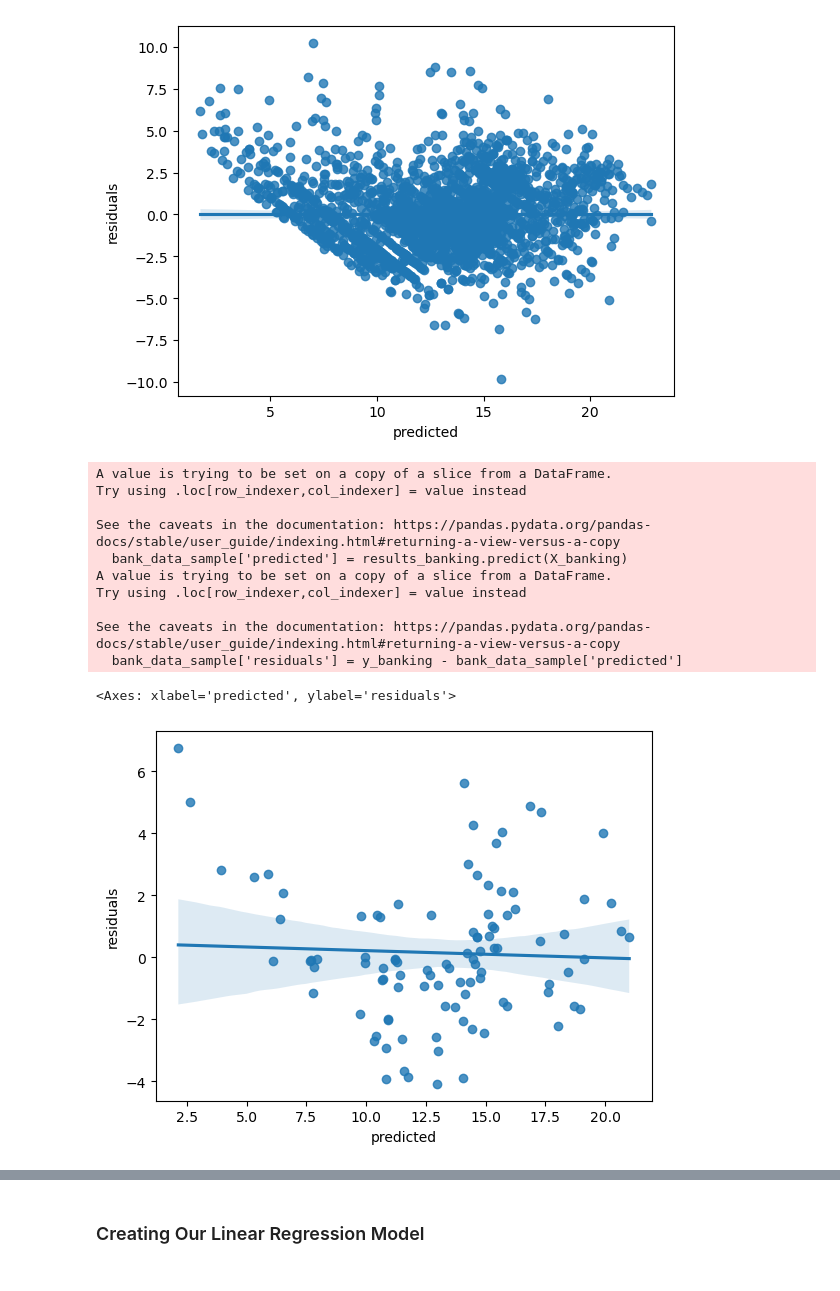
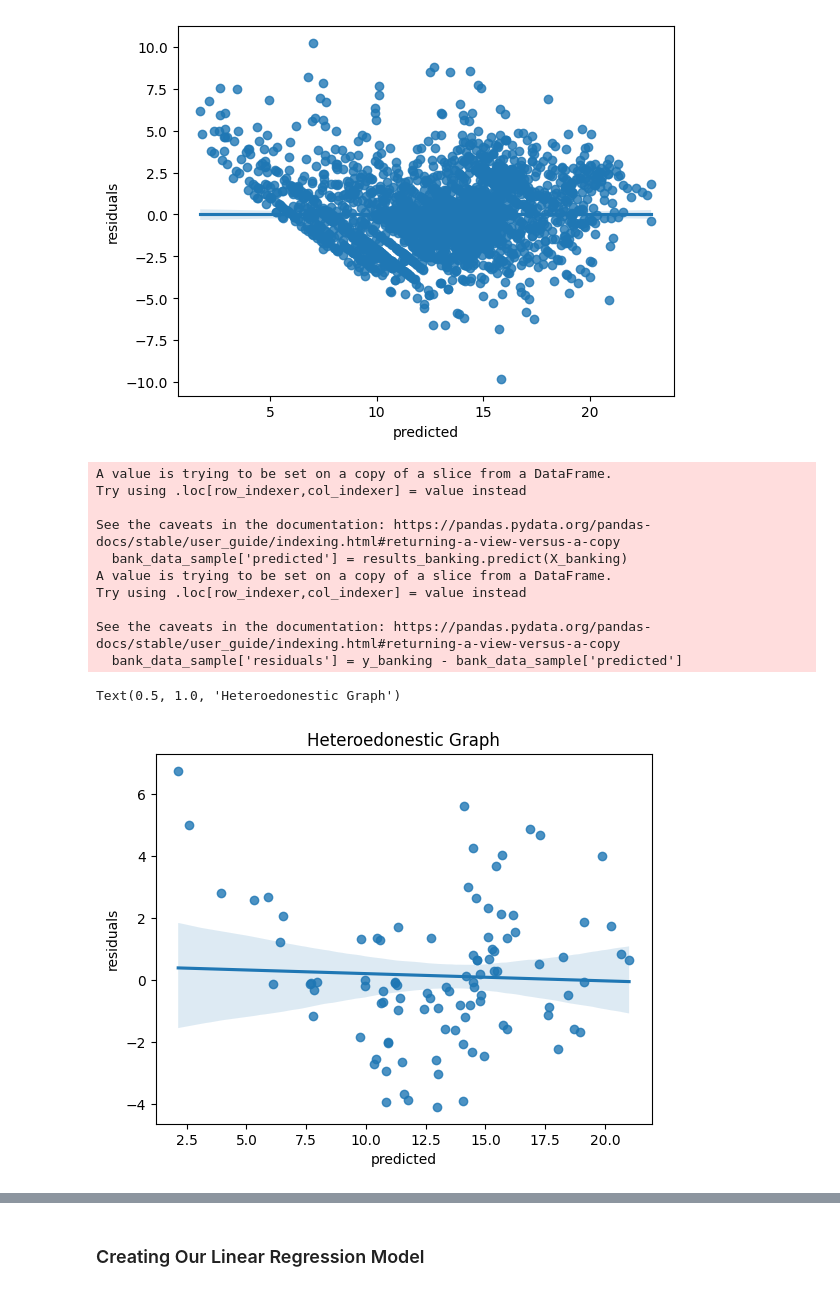
Before and after one commit to wolfman1986/Build_a_Linear_Regression_Model, a Jupyter notebook: workbooks/dataset_eda.ipynb, the cells around one changed output, grey strips where cells are left out. Cells and saved outputs as stored; diff of their text form; code cells hidden in the pictures.

```diff
--- a/workbooks/dataset_eda.ipynb
+++ b/workbooks/dataset_eda.ipynb
@@ -99,6 +99,6 @@ dtype: int64
 - The column "amount_requested" does not represent a significant interest to this EDA
 # %%
 # Drop amount_requested column
-bank_data = bank_data.drop(columns='amount_requested')
+# bank_data = bank_data.drop(columns='amount_requested')
 print(bank_data)
 # %% [output]
@@ -190,27 +193,29 @@ sns.regplot(x=bank_data['predicted'], y=bank_data['residuals'])
 # %%
 # Took a sample of 100 datapoints from bank_data
 # Based off these samples we can check if the data is heteroscedastic
+# We can see that the predicted values are not normally distributed and the residuals
 bank_data_sample = bank_data.head(100)
 X_banking = sm.add_constant(bank_data_sample[['fico_range', 'amount_funded_by_investors', 'loan_length']])
 y_banking = bank_data_sample['interest_rate']
 bank_data_sample['predicted'] = results_banking.predict(X_banking)
 bank_data_sample['residuals'] = y_banking - bank_data_sample['predicted']
 
 # Created regression plot
 sns.regplot(x=bank_data_sample['predicted'], y=bank_data_sample['residuals'])
+plt.title("Heteroscedastic Graph")
 # %% [output]
 A value is trying to be set on a copy of a slice from a DataFrame.
 Try using .loc[row_indexer,col_indexer] = value instead
 
 See the caveats in the documentation: https://pandas.pydata.org/pandas-docs/stable/user_guide/indexing.html#returning-a-view-versus-a-copy
   bank_data_sample['predicted'] = results_banking.predict(X_banking)
 A value is trying to be set on a copy of a slice from a DataFrame.
 Try using .loc[row_indexer,col_indexer] = value instead
 
 See the caveats in the documentation: https://pandas.pydata.org/pandas-docs/stable/user_guide/indexing.html#returning-a-view-versus-a-copy
   bank_data_sample['residuals'] = y_banking - bank_data_sample['predicted']
-<Axes: xlabel='predicted', ylabel='residuals'>
+Text(0.5, 1.0, 'Heteroedonestic Graph')
-[figure, old version]
+[figure, new version]
 # %%
 # Sort the P values
 # Generates a linear regression graph
```
Also changed, not shown: parts of 11 cells of this notebook.
